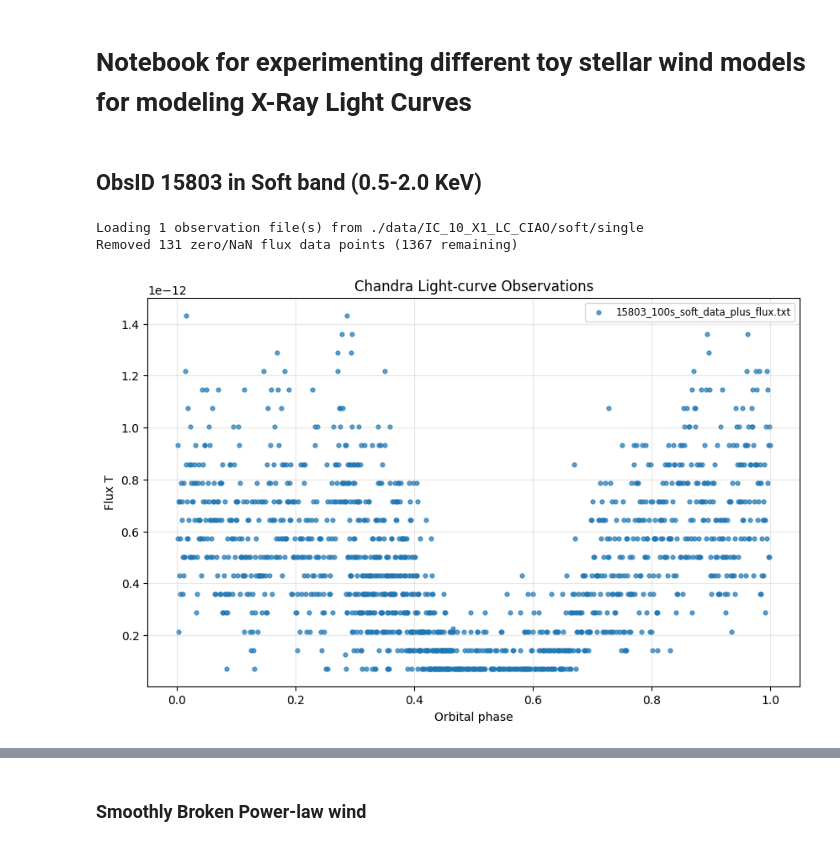
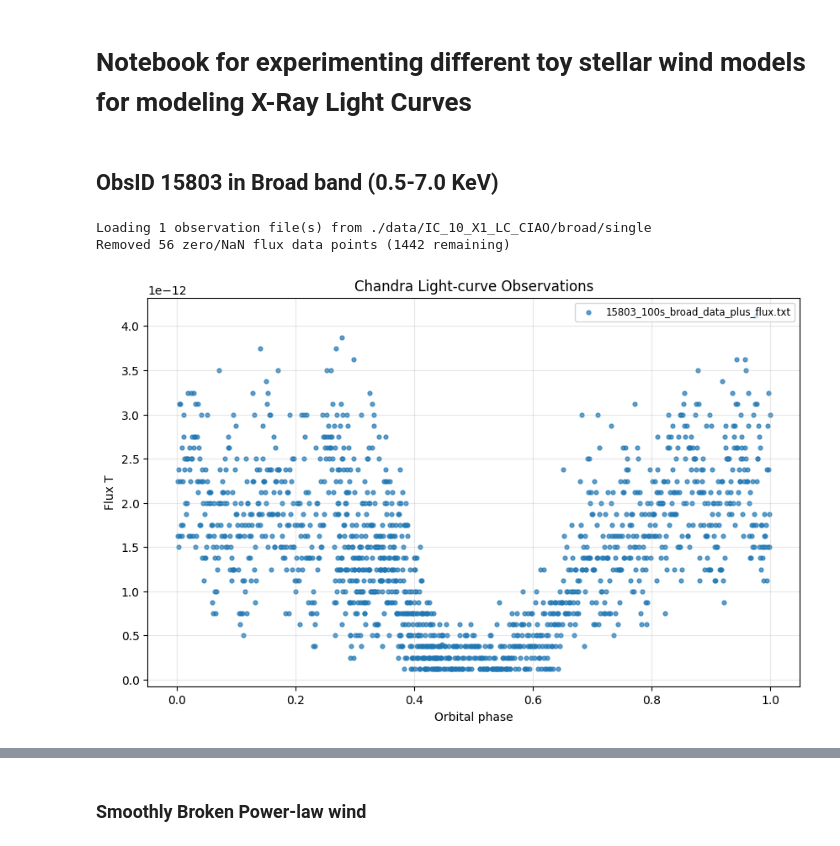
Before and after one commit to Ruchit10/XRB_LightCurve, a Jupyter notebook: xrb_toy_wind_models.ipynb, the cells around one changed output, grey strips where cells are left out. Drawn from its saved outputs; the diff is of its cells as text; code cells hidden in the pictures.

```diff
--- a/xrb_toy_wind_models.ipynb
+++ b/xrb_toy_wind_models.ipynb
@@ -18,19 +18,19 @@ from xspec import (
         Plot,
 )
 # %% [markdown]
-## ObsID 15803 in Soft band (0.5-2.0 KeV)
+## ObsID 15803 in Broad band (0.5-7.0 KeV)
 # %%
-# Plot soft band LC
+# Plot broad band LC
 obs_column = "flux_t"
 time_column = "t_raw"
-data = load_data("./data/IC_10_X1_LC_CIAO/soft/single", obs_column = obs_column, time_column = time_column)
+data = load_data("./data/IC_10_X1_LC_CIAO/broad/single", obs_column = obs_column, time_column = time_column)
 n_before = len(data)
 data_df = data[(data['rate'] != 0) & (data['rate'].notna())].reset_index(drop=True)
 n_removed = n_before - len(data_df)
 if n_removed > 0:
     print(f"Removed {n_removed} zero/NaN flux data points ({len(data_df)} remaining)")
 plot_phase(data_df, None, obs_column_name = obs_column)
 # %% [output]
-Loading 1 observation file(s) from ./data/IC_10_X1_LC_CIAO/soft/single
-Removed 131 zero/NaN flux data points (1367 remaining)
+Loading 1 observation file(s) from ./data/IC_10_X1_LC_CIAO/broad/single
+Removed 56 zero/NaN flux data points (1442 remaining)
-[figure, old version]
+[figure, new version]
```
Also changed, not shown: parts of 1 cell of this notebook, 4 other files.
